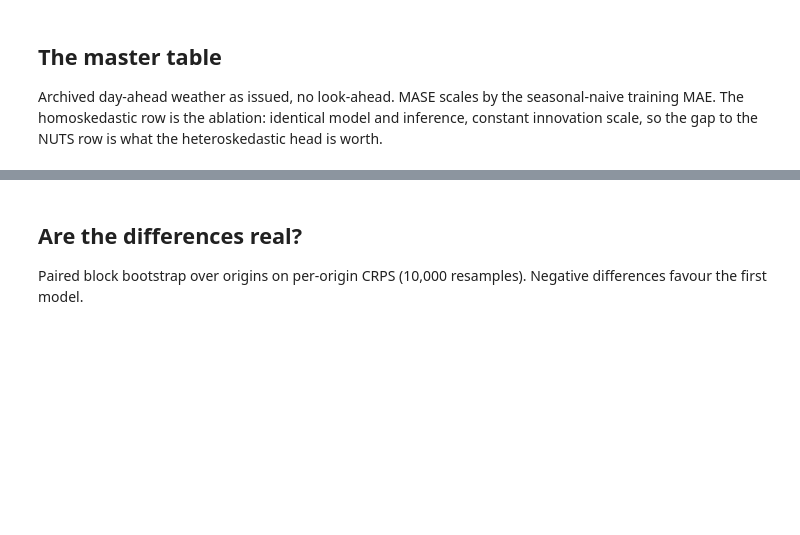
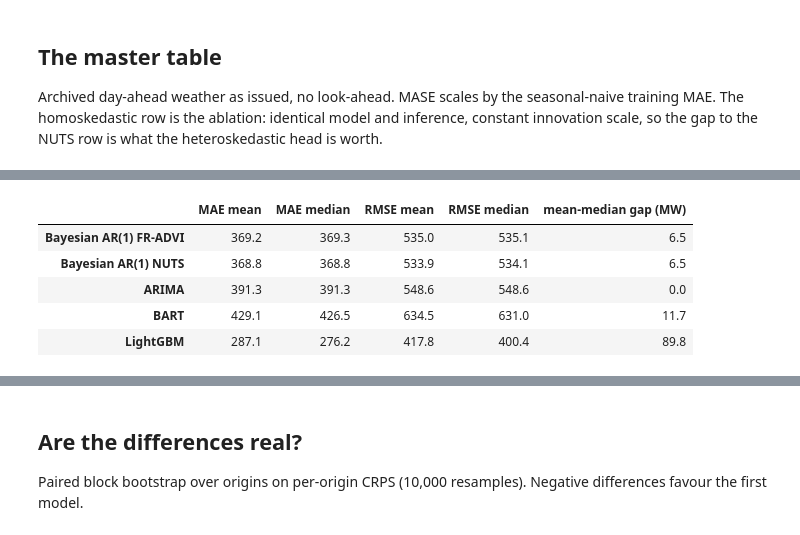
Before and after one commit to argmax-w/nem-demand-forecast, a Jupyter notebook: notebooks/05_model_comparison.ipynb, the cells around one changed output, grey strips where cells are left out. Drawn from its saved outputs; the diff is of its cells as text; code cells hidden in the pictures; blank space fills up the shorter version.

```diff
--- a/notebooks/05_model_comparison.ipynb
+++ b/notebooks/05_model_comparison.ipynb
@@ -263,0 +274,41 @@ master.round(2)
+# %%
+def _mae(point):
+    return float(np.abs(y_test - point).mean())
+
+
+def _rmse(point):
+    return float(np.sqrt(((y_test - point) ** 2).mean()))
+
+
+def _point_pair(mean_point, median_point):
+    return {
+        "MAE mean": _mae(mean_point),
+        "MAE median": _mae(median_point),
+        "RMSE mean": _rmse(mean_point),
+        "RMSE median": _rmse(median_point),
+        "mean-median gap (MW)": float(np.abs(mean_point - median_point).mean()),
+    }
+
+
+fr_paths = ar_vi["fullrank"][0]["forecast_paths"]
+point_summary = pd.DataFrame(
+    {
+        "Bayesian AR(1) FR-ADVI": _point_pair(fr_paths.mean(0), np.median(fr_paths, 0)),
+        "Bayesian AR(1) NUTS": _point_pair(
+            ar_nuts["forecast_paths"].mean(0), np.median(ar_nuts["forecast_paths"], 0)
+        ),
+        "ARIMA": _point_pair(arima["forecast_mean"], arima["forecast_mean"]),
+        "BART": _point_pair(bart["forecast_paths"].mean(0), np.median(bart["forecast_paths"], 0)),
+        "LightGBM": _point_pair(
+            gbdt["forecast_mean"], gbdt["forecast_quantiles"][:, gbdt_levels.tolist().index(0.5), :]
+        ),
+    }
+).T[["MAE mean", "MAE median", "RMSE mean", "RMSE median", "mean-median gap (MW)"]]
+point_summary.round(1)
+# %% [output]
+|  | MAE mean | MAE median | RMSE mean | RMSE median | mean-median gap (MW) |
+| Bayesian AR(1) FR-ADVI | 369.2 | 369.3 | 535.0 | 535.1 | 6.5 |
+| Bayesian AR(1) NUTS | 368.8 | 368.8 | 533.9 | 534.1 | 6.5 |
+| ARIMA | 391.3 | 391.3 | 548.6 | 548.6 | 0.0 |
+| BART | 429.1 | 426.5 | 634.5 | 631.0 | 11.7 |
+| LightGBM | 287.1 | 276.2 | 417.8 | 400.4 | 89.8 |
```
Also changed, not shown: parts of 3 cells of this notebook, 9 other files.
